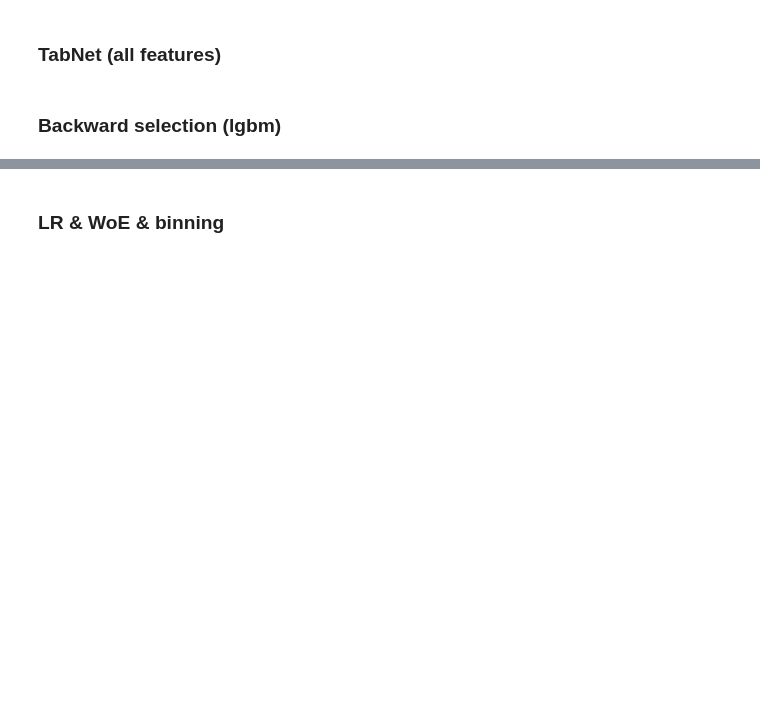
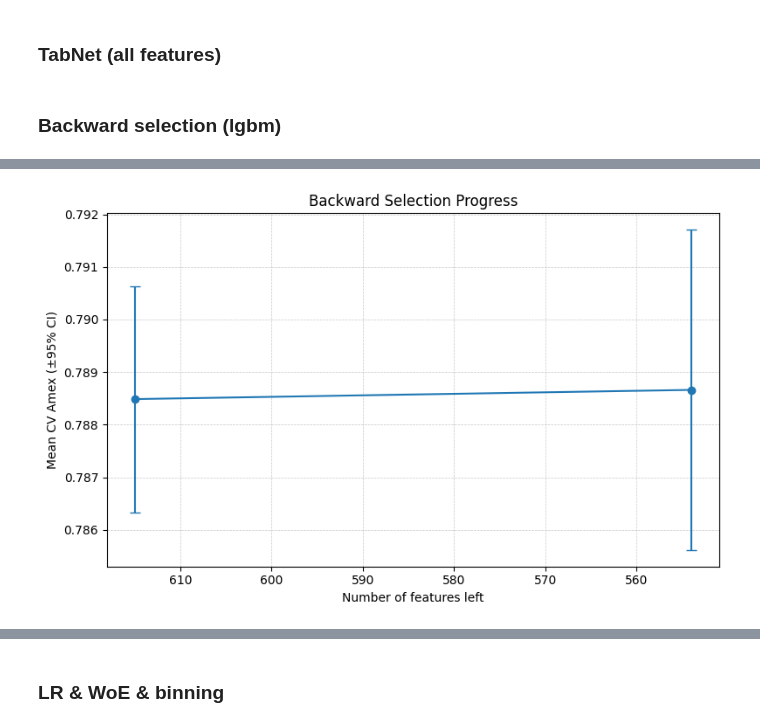
Before and after one commit to korab1ev/amex-default-prediction, a Jupyter notebook: 01. experiments.ipynb, the cells around one changed output, grey strips where cells are left out. Saved outputs shown, nothing was run; the diff lists cells and outputs as text; code cells hidden in the pictures; blank space fills up the shorter version.

Commit message:
backward selection refactor

```diff
--- a/01. experiments.ipynb
+++ b/01. experiments.ipynb
@@ -180,0 +399,10 @@ if INFERENCE:
+# %%
+log_df, list_imp_dfs, remaining, final_model, test_preds = run_backward_selection(
+    df_train=df_train,
+    df_test=df_test,
+    target_col='target',
+    num_feats=num_features,
+    cat_feats=cat_features,
+    group_col='customer_ID',
+    min_feats=500
+)
@@ -180,0 +459,22 @@ if INFERENCE:
+# %%
+# Prepare data
+plot_df = (log_df.sort_values('n_feats_left', ascending=False)
+                   .reset_index(drop=True))
+
+x = plot_df['n_feats_left']
+y = plot_df['cv_mean']
+yerr = [plot_df['cv_mean'] - plot_df['cv_ci_lo'],
+        plot_df['cv_ci_hi'] - plot_df['cv_mean']]
+
+# Plot
+plt.figure(figsize=(8, 5))
+plt.errorbar(x, y, yerr=yerr, fmt='-o', capsize=4)
+plt.gca().invert_xaxis()                 # high → low features left
+plt.xlabel("Number of features left")
+plt.ylabel("Mean CV Amex (±95% CI)")
+plt.title("Backward Selection Progress")
+plt.grid(True, linestyle='--', linewidth=0.5, alpha=0.7)
+plt.tight_layout()
+plt.show()
+# %% [output]
+[figure, added]
```
Also changed, not shown: parts of 13 cells of this notebook.
